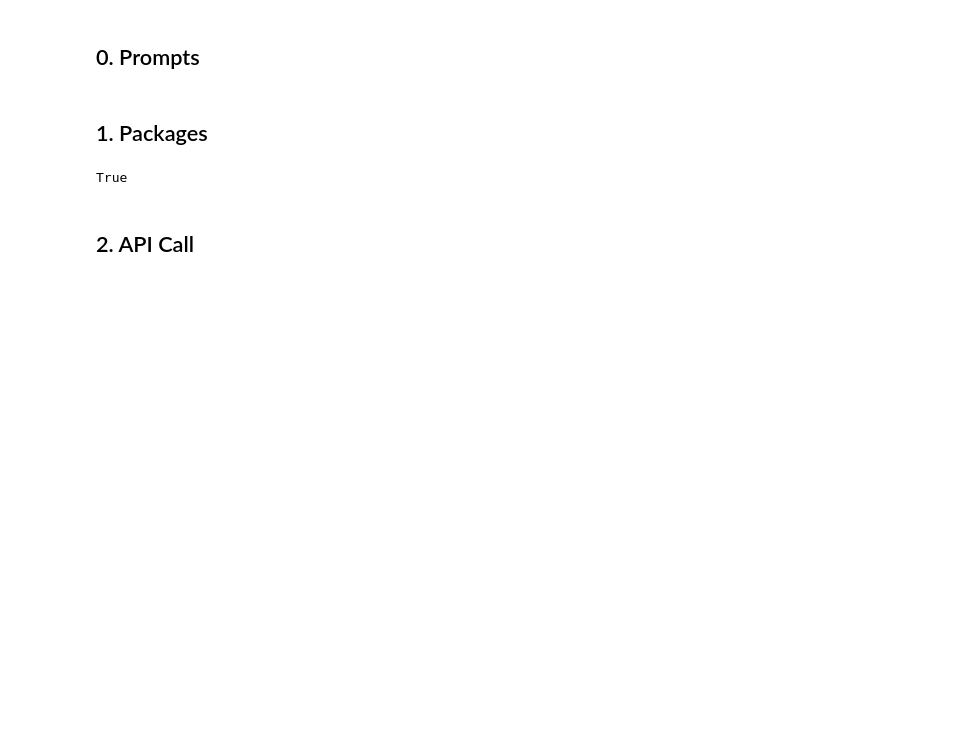
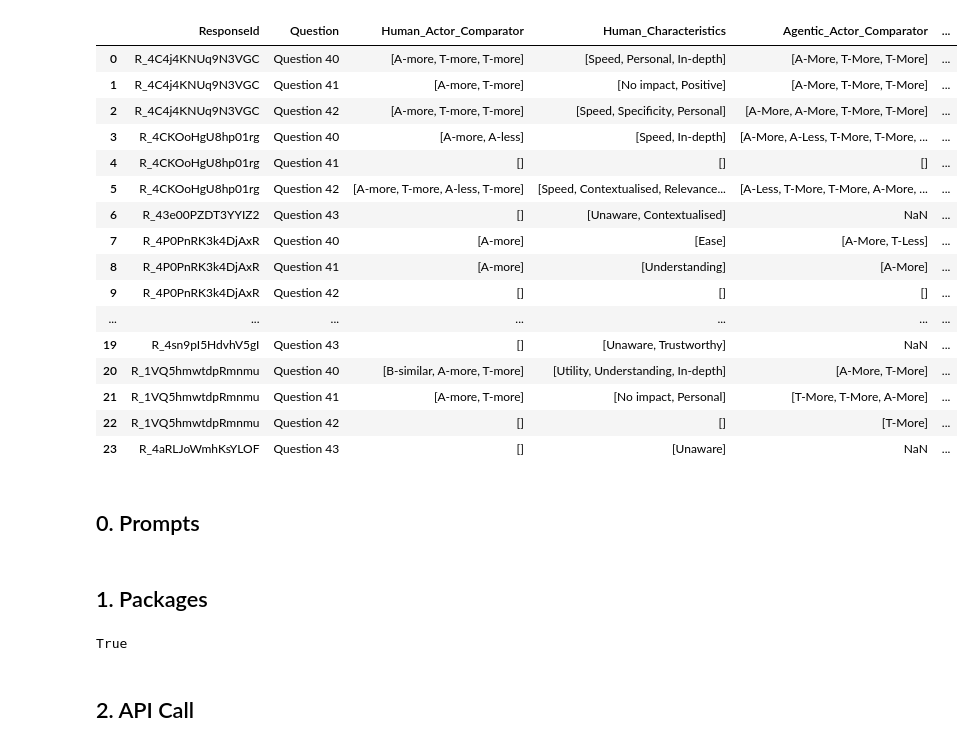
Before and after one commit to Bapinedam/research_assistant, a Jupyter notebook: workflow/0.3-second_iteration.ipynb, the cells around one changed output. Cells and saved outputs as stored; diff of their text form; code cells hidden in the pictures; blank space fills up the shorter version.

Commit message:
third iteration agentic steps

```diff
--- a/workflow/0.3-second_iteration.ipynb
+++ b/workflow/0.3-second_iteration.ipynb
@@ -1,3 +710,28 @@
+# %%
+agentic_comparison_df = compare_agentic_human_codings(
+    'agentic_coding_results/all_agentic_results.json',
+    'temp_survey'
+)
+
+agentic_comparison_df
+# %% [output]
+|  | ResponseId | Question | Human_Actor_Comparator | Human_Characteristics | Agentic_Actor_Comparator | ... |
+| 0 | R_4C4j4KNUq9N3VGC | Question 40 | [A-more, T-more, T-more] | [Speed, Personal, In-depth] | [A-More, T-More, T-More] | ... |
+| 1 | R_4C4j4KNUq9N3VGC | Question 41 | [A-more, T-more] | [No impact, Positive] | [A-More, T-More, T-More] | ... |
+| 2 | R_4C4j4KNUq9N3VGC | Question 42 | [A-more, T-more, T-more] | [Speed, Specificity, Personal] | [A-More, A-More, T-More, T-More] | ... |
+| 3 | R_4CKOoHgU8hp01rg | Question 40 | [A-more, A-less] | [Speed, In-depth] | [A-More, A-Less, T-More, T-More, ... | ... |
+| 4 | R_4CKOoHgU8hp01rg | Question 41 | [] | [] | [] | ... |
+| 5 | R_4CKOoHgU8hp01rg | Question 42 | [A-more, T-more, A-less, T-more] | [Speed, Contextualised, Relevance... | [A-Less, T-More, T-More, A-More, ... | ... |
+| 6 | R_43e00PZDT3YYIZ2 | Question 43 | [] | [Unaware, Contextualised] | NaN | ... |
+| 7 | R_4P0PnRK3k4DjAxR | Question 40 | [A-more] | [Ease] | [A-More, T-Less] | ... |
+| 8 | R_4P0PnRK3k4DjAxR | Question 41 | [A-more] | [Understanding] | [A-More] | ... |
+| 9 | R_4P0PnRK3k4DjAxR | Question 42 | [] | [] | [] | ... |
+| ... | ... | ... | ... | ... | ... | ... |
+| 19 | R_4sn9pI5HdvhV5gI | Question 43 | [] | [Unaware, Trustworthy] | NaN | ... |
+| 20 | R_1VQ5hmwtdpRmnmu | Question 40 | [B-similar, A-more, T-more] | [Utility, Understanding, In-depth] | [A-More, T-More] | ... |
+| 21 | R_1VQ5hmwtdpRmnmu | Question 41 | [A-more, T-more] | [No impact, Personal] | [T-More, T-More, A-More] | ... |
+| 22 | R_1VQ5hmwtdpRmnmu | Question 42 | [] | [] | [T-More] | ... |
+| 23 | R_4aRLJoWmhKsYLOF | Question 43 | [] | [Unaware] | NaN | ... |
 # %% [markdown]
 ## 0. Prompts
 # %%
```
Also changed, not shown: parts of 18 cells of this notebook, 42 other files.
